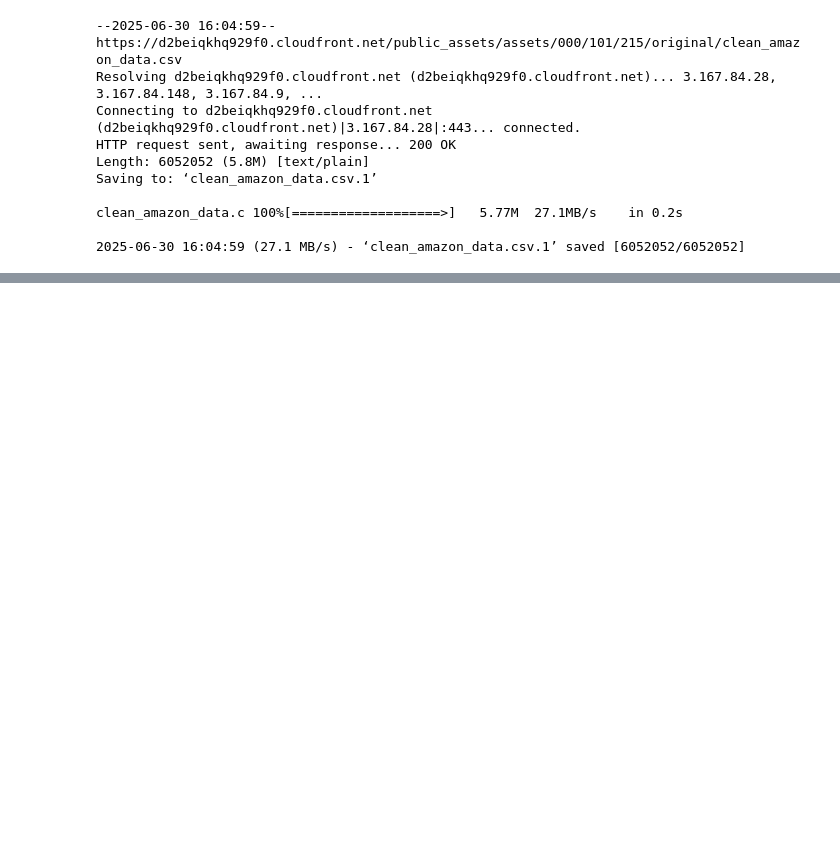
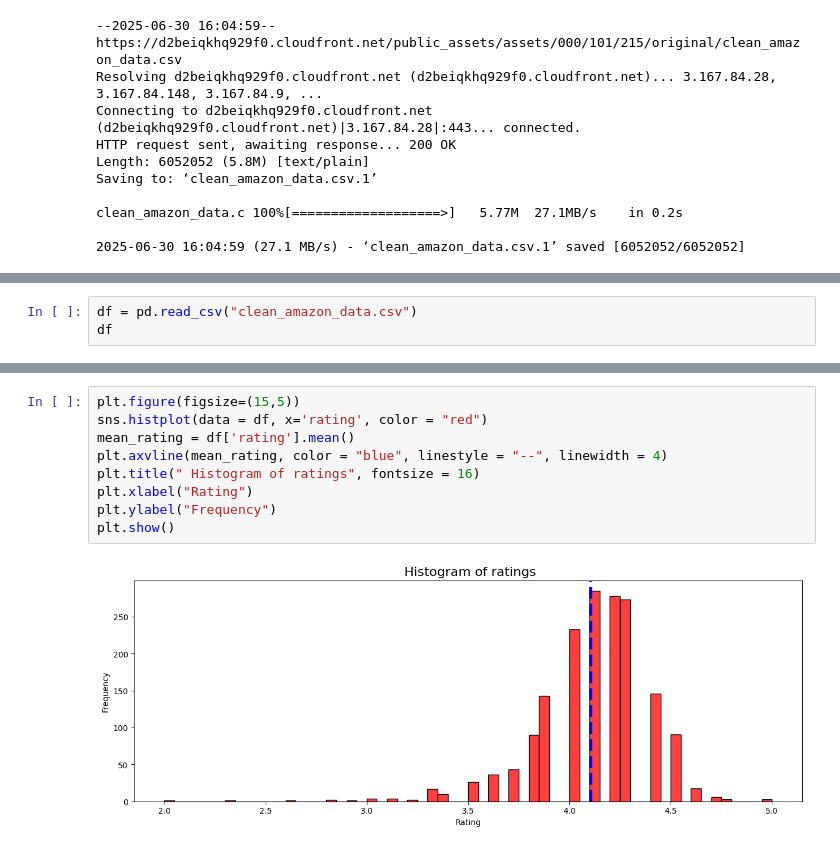
Before and after one commit to arpit01101993/scalar_module1, a Jupyter notebook: DAV5(My).ipynb, the cells around one changed output, grey strips where cells are left out. Saved outputs shown, nothing was run; the diff lists cells and outputs as text; blank space fills up the shorter version.

```diff
--- a/DAV5(My).ipynb
+++ b/DAV5(My).ipynb
@@ -172,0 +180,3 @@ clean_amazon_data.c 100%[===================>]   5.77M  27.1MB/s    in 0.2s
+# %%
+df = pd.read_csv("clean_amazon_data.csv")
+df
@@ -172,0 +229,11 @@ clean_amazon_data.c 100%[===================>]   5.77M  27.1MB/s    in 0.2s
+# %%
+plt.figure(figsize=(15,5))
+sns.histplot(data = df, x='rating', color = "red")
+mean_rating = df['rating'].mean()
+plt.axvline(mean_rating, color = "blue", linestyle = "--", linewidth = 4)
+plt.title(" Histogram of ratings", fontsize = 16)
+plt.xlabel("Rating")
+plt.ylabel("Frequency")
+plt.show()
+# %% [output]
+[figure, added]
```
Also changed, not shown: parts of 11 cells of this notebook.
